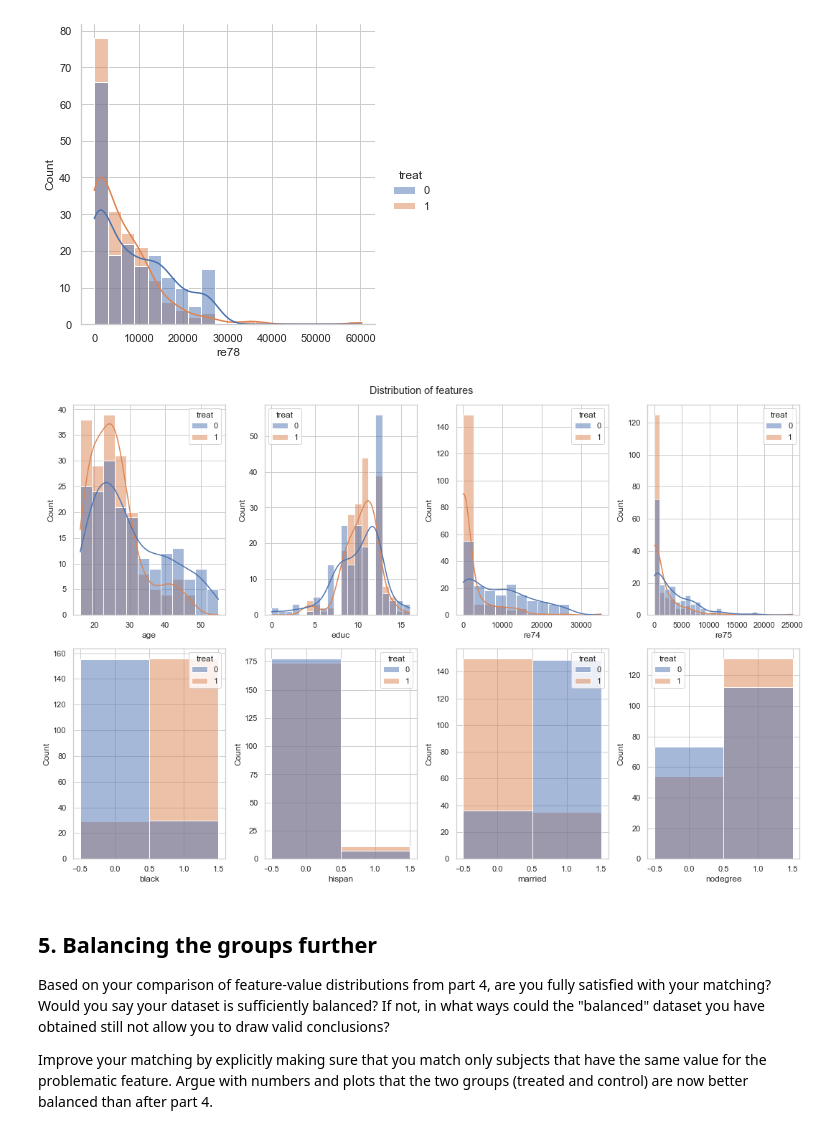
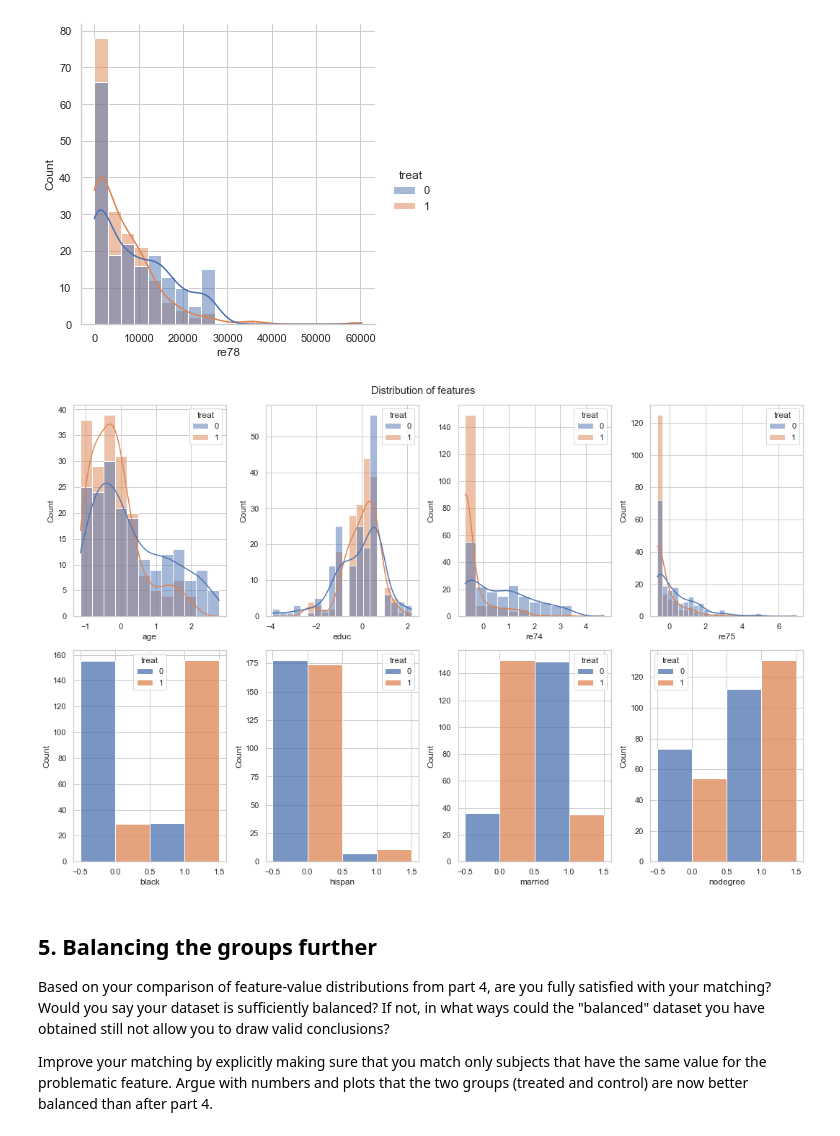
Before and after one commit to MegaCookies88/2020, a Jupyter notebook: Tutorials/05 - Observational studies/Observational studies exercise-Copy1.ipynb, the cells around one changed output. Saved outputs shown, nothing was run; the diff lists cells and outputs as text; code cells hidden in the pictures.

```diff
--- a/Tutorials/05 - Observational studies/Observational studies exercise-Copy1.ipynb
+++ b/Tutorials/05 - Observational studies/Observational studies exercise-Copy1.ipynb
@@ -124,7 +124,10 @@ def res_parameters_plot(res):
     plt.vlines(0,0, len(l1), linestyle = '--')
     plt.yticks(range(len(l2)),l2);
 # %%
-mod = smf.logit(formula='treat ~  age + educ + re74 + re75 + black + hispan + married + nodegree', data=df)
+# Standardize the continuous features
+df[['age','educ','re74','re75']] = df[['age','educ','re74','re75']].apply(lambda x: (x - x.mean())/x.std())
+
+mod = smf.logit(formula='treat ~  age + educ + re74 + re75 + C(black) + C(hispan) + C(married) + C(nodegree)', data=df)
 res = mod.fit()
 print(res.summary())
 # %% [output]
@@ -209,20 +212,20 @@ sns.displot(new_df, x='re78', hue='treat', kind='hist', kde=True)
 # %%
 fig, axes = plt.subplots(2,4, figsize=(15,10))
 fig.suptitle('Distribution of features')
 
 sns.histplot(new_df, x='age', hue='treat', kde=True, ax=axes[0,0])
 sns.histplot(new_df, x='educ', hue='treat', kde=True, ax=axes[0,1])
 sns.histplot(new_df, x='re74', hue='treat', kde=True, ax=axes[0,2])
 sns.histplot(new_df, x='re75', hue='treat', kde=True, ax=axes[0,3])
 
-sns.histplot(new_df, x='black', hue='treat', ax=axes[1,0], discrete=True)
-sns.histplot(new_df, x='hispan', hue='treat', ax=axes[1,1], discrete=True)
-sns.histplot(new_df, x='married', hue='treat', ax=axes[1,2], discrete=True)
-sns.histplot(new_df, x='nodegree', hue='treat', ax=axes[1,3], discrete=True)
+sns.histplot(new_df, x='black', hue='treat', multiple='dodge', ax=axes[1,0], discrete=True)
+sns.histplot(new_df, x='hispan', hue='treat', multiple='dodge', ax=axes[1,1], discrete=True)
+sns.histplot(new_df, x='married', hue='treat', multiple='dodge', ax=axes[1,2], discrete=True)
+sns.histplot(new_df, x='nodegree', hue='treat', multiple='dodge', ax=axes[1,3], discrete=True)
 
 plt.tight_layout()
 # %% [output]
-[figure, old version]
+[figure, new version]
 # %% [markdown]
 ## 5. Balancing the groups further
 
```
Also changed, not shown: parts of 8 cells of this notebook.
